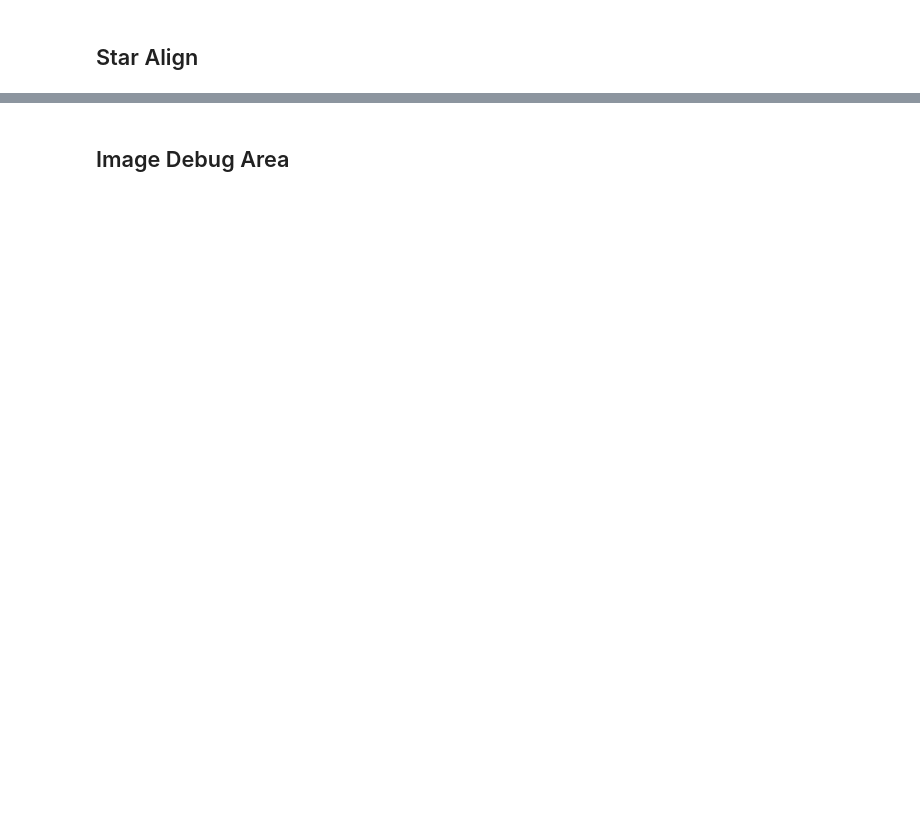
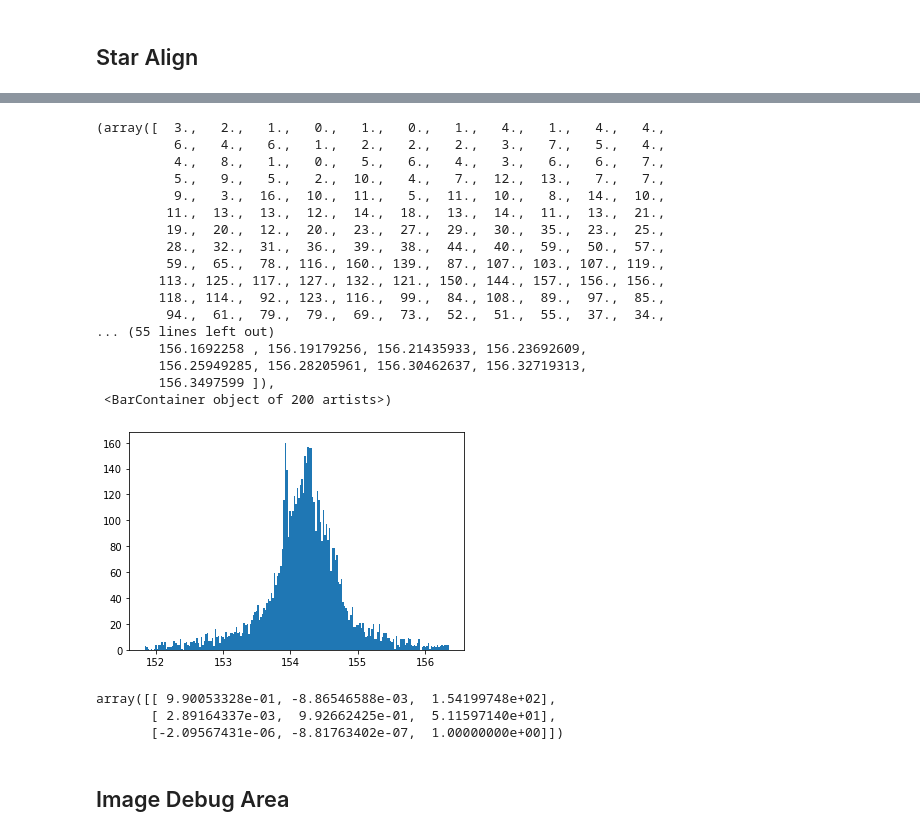
Before and after one commit to toymil/astrophotography_stack_align, a Jupyter notebook: math/star_match.ipynb, the cells around one changed output, grey strips where cells are left out. Drawn from its saved outputs; the diff is of its cells as text; code cells hidden in the pictures; blank space fills up the shorter version.

```diff
--- a/math/star_match.ipynb
+++ b/math/star_match.ipynb
@@ -448,0 +589,21 @@ len(refe_targ_star_pair)
+# %%
+plt.hist(mij2.T[2], bins=200)
+# %% [output]
+(array([  3.,   2.,   1.,   0.,   1.,   0.,   1.,   4.,   1.,   4.,   4.,
+          6.,   4.,   6.,   1.,   2.,   2.,   2.,   3.,   7.,   5.,   4.,
+          4.,   8.,   1.,   0.,   5.,   6.,   4.,   3.,   6.,   6.,   7.,
+          5.,   9.,   5.,   2.,  10.,   4.,   7.,  12.,  13.,   7.,   7.,
+          9.,   3.,  16.,  10.,  11.,   5.,  11.,  10.,   8.,  14.,  10.,
+         11.,  13.,  13.,  12.,  14.,  18.,  13.,  14.,  11.,  13.,  21.,
+         19.,  20.,  12.,  20.,  23.,  27.,  29.,  30.,  35.,  23.,  25.,
+         28.,  32.,  31.,  36.,  39.,  38.,  44.,  40.,  59.,  50.,  57.,
+         59.,  65.,  78., 116., 160., 139.,  87., 107., 103., 107., 119.,
+        113., 125., 117., 127., 132., 121., 150., 144., 157., 156., 156.,
+        118., 114.,  92., 123., 116.,  99.,  84., 108.,  89.,  97.,  85.,
+         94.,  61.,  79.,  79.,  69.,  73.,  52.,  51.,  55.,  37.,  34.,
+... (55 lines left out)
+        156.1692258 , 156.19179256, 156.21435933, 156.23692609,
+        156.25949285, 156.28205961, 156.30462637, 156.32719313,
+        156.3497599 ]),
+ <BarContainer object of 200 artists>)
+[figure, added]
@@ -449,3 +612,9 @@ len(refe_targ_star_pair)
+# %%
+M.reshape(3, 3)
+# %% [output]
+array([[ 9.90053328e-01, -8.86546588e-03,  1.54199748e+02],
+       [ 2.89164337e-03,  9.92662425e-01,  5.11597140e+01],
+       [-2.09567431e-06, -8.81763402e-07,  1.00000000e+00]])
 # %% [markdown]
 ## Image Debug Area
 # %%
```
Also changed, not shown: parts of 38 cells of this notebook.
